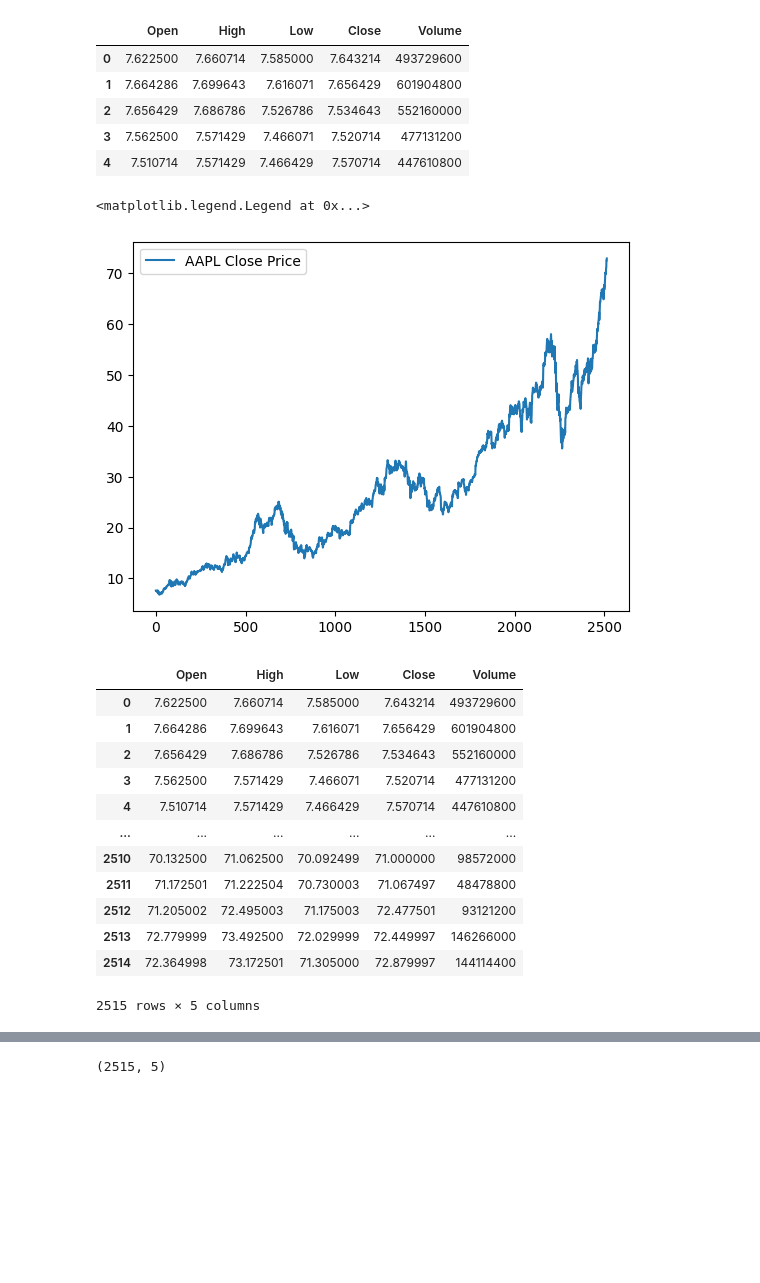
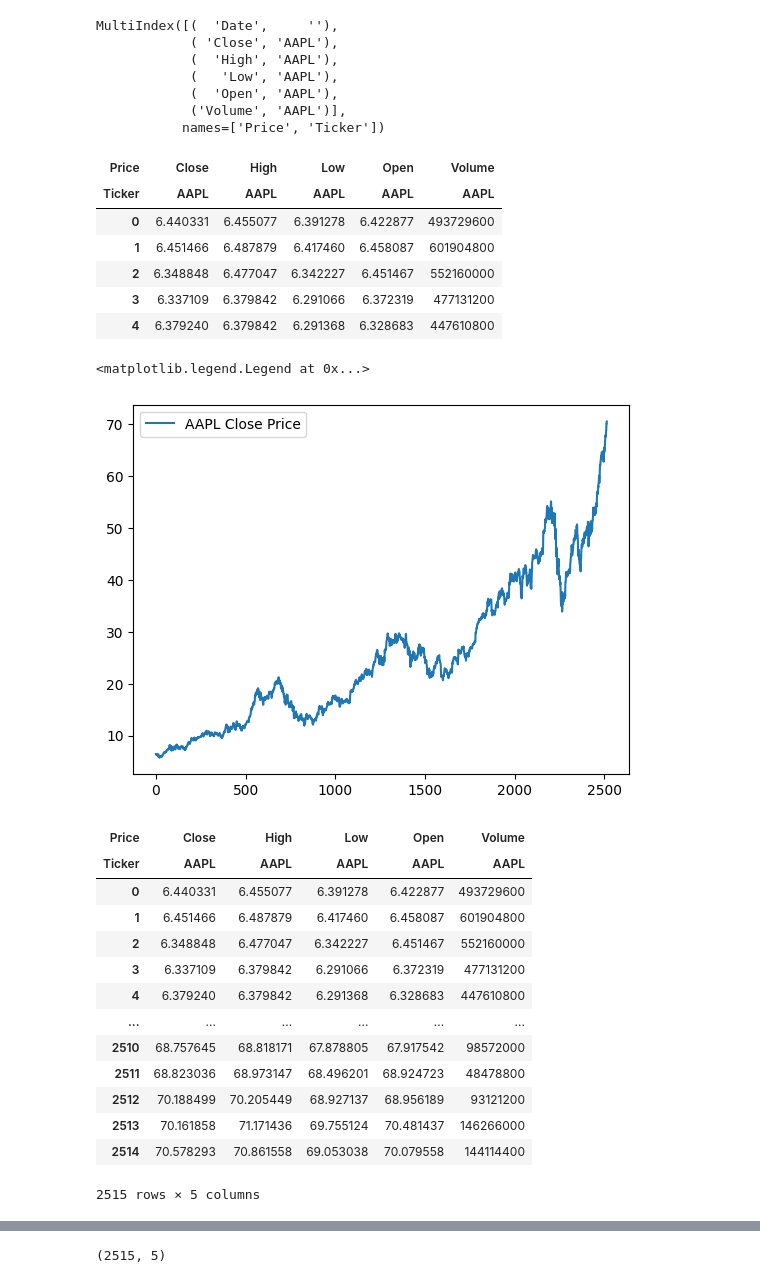
Before and after one commit to Paras-ydv/Stock, a Jupyter notebook: stock predictor.ipynb, the cells around one changed output, grey strips where cells are left out. Drawn from its saved outputs; the diff is of its cells as text; code cells hidden in the pictures; blank space fills up the shorter version.

```diff
--- a/stock predictor.ipynb
+++ b/stock predictor.ipynb
@@ -37,16 +40,25 @@ df.head()
 # %%
 #The 'drop' method in pandas is used to drop a row and column, here we are droping the 'Date' and 'Adj Close' column
 #use index 1 for droping column and 0 for dropping row
-df = df.drop(['Date', 'Adj Close'], axis=1)
+print(df.columns)
+df = df.drop(['Date'], axis=1)
 #Take a look at the first few rows of new data
 df.head()
 # %% [output]
+MultiIndex([(  'Date',     ''),
+            ( 'Close', 'AAPL'),
+            (  'High', 'AAPL'),
+            (   'Low', 'AAPL'),
+            (  'Open', 'AAPL'),
+            ('Volume', 'AAPL')],
+           names=['Price', 'Ticker'])
-|  | Open | High | Low | Close | Volume |
-| 0 | 7.622500 | 7.660714 | 7.585000 | 7.643214 | 493729600 |
-| 1 | 7.664286 | 7.699643 | 7.616071 | 7.656429 | 601904800 |
-| 2 | 7.656429 | 7.686786 | 7.526786 | 7.534643 | 552160000 |
-| 3 | 7.562500 | 7.571429 | 7.466071 | 7.520714 | 477131200 |
-| 4 | 7.510714 | 7.571429 | 7.466429 | 7.570714 | 447610800 |
+| Price | Close | High | Low | Open | Volume |
+| Ticker | AAPL | AAPL | AAPL | AAPL | AAPL |
+| 0 | 6.440331 | 6.455077 | 6.391278 | 6.422877 | 493729600 |
+| 1 | 6.451466 | 6.487879 | 6.417460 | 6.458087 | 601904800 |
+| 2 | 6.348848 | 6.477047 | 6.342227 | 6.451467 | 552160000 |
+| 3 | 6.337109 | 6.379842 | 6.291066 | 6.372319 | 477131200 |
+| 4 | 6.379240 | 6.379842 | 6.291368 | 6.328683 | 447610800 |
 # %%
 #plt.plot() is used to create 2D line plots ,this function can be used to plot data points and lines
 #It can be used to customize the appearance of the plot, and add multiple lines to the same plot.
@@ -63,23 +75,24 @@ plt.legend()
 #We can also use plt.plot(df['Close']) to get the graph
 # %% [output]
 <matplotlib.legend.Legend at 0x...>
-[figure, old version]
+[figure, new version]
 # %%
 #Take a look at the whole data
 df
 # %% [output]
-|  | Open | High | Low | Close | Volume |
-| 0 | 7.622500 | 7.660714 | 7.585000 | 7.643214 | 493729600 |
-| 1 | 7.664286 | 7.699643 | 7.616071 | 7.656429 | 601904800 |
-| 2 | 7.656429 | 7.686786 | 7.526786 | 7.534643 | 552160000 |
-| 3 | 7.562500 | 7.571429 | 7.466071 | 7.520714 | 477131200 |
-| 4 | 7.510714 | 7.571429 | 7.466429 | 7.570714 | 447610800 |
+| Price | Close | High | Low | Open | Volume |
+| Ticker | AAPL | AAPL | AAPL | AAPL | AAPL |
+| 0 | 6.440331 | 6.455077 | 6.391278 | 6.422877 | 493729600 |
+| 1 | 6.451466 | 6.487879 | 6.417460 | 6.458087 | 601904800 |
+| 2 | 6.348848 | 6.477047 | 6.342227 | 6.451467 | 552160000 |
+| 3 | 6.337109 | 6.379842 | 6.291066 | 6.372319 | 477131200 |
+| 4 | 6.379240 | 6.379842 | 6.291368 | 6.328683 | 447610800 |
 | ... | ... | ... | ... | ... | ... |
-| 2510 | 70.132500 | 71.062500 | 70.092499 | 71.000000 | 98572000 |
-| 2511 | 71.172501 | 71.222504 | 70.730003 | 71.067497 | 48478800 |
-| 2512 | 71.205002 | 72.495003 | 71.175003 | 72.477501 | 93121200 |
-| 2513 | 72.779999 | 73.492500 | 72.029999 | 72.449997 | 146266000 |
-| 2514 | 72.364998 | 73.172501 | 71.305000 | 72.879997 | 144114400 |
+| 2510 | 68.757645 | 68.818171 | 67.878805 | 67.917542 | 98572000 |
+| 2511 | 68.823036 | 68.973147 | 68.496201 | 68.924723 | 48478800 |
+| 2512 | 70.188499 | 70.205449 | 68.927137 | 68.956189 | 93121200 |
+| 2513 | 70.161858 | 71.171436 | 69.755124 | 70.481437 | 146266000 |
+| 2514 | 70.578293 | 70.861558 | 69.053038 | 70.079558 | 144114400 |
 2515 rows × 5 columns
 # %%
 #Moving avg is basically the avg of some particular timeframe
```
Also changed, not shown: parts of 23 cells of this notebook, 2 other files.
